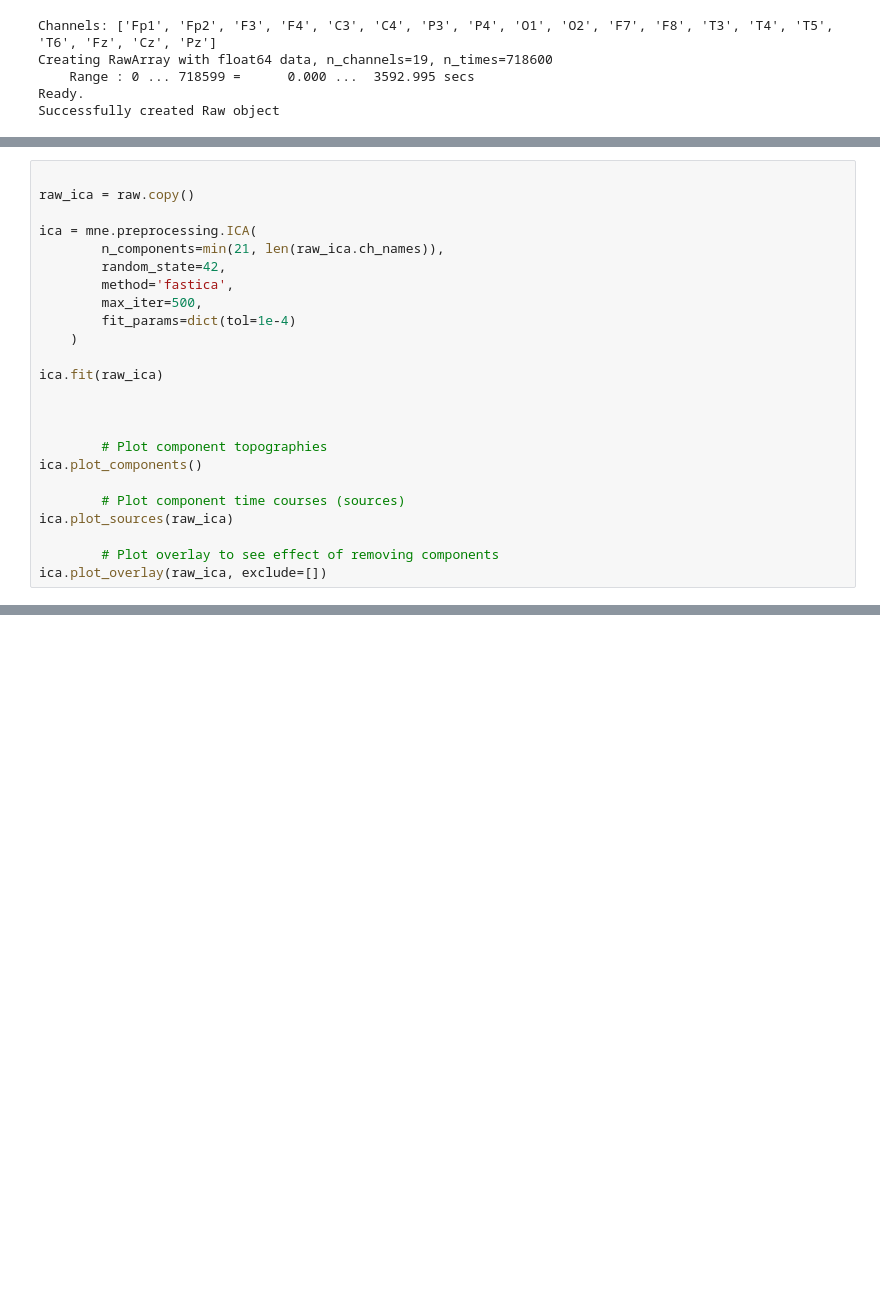
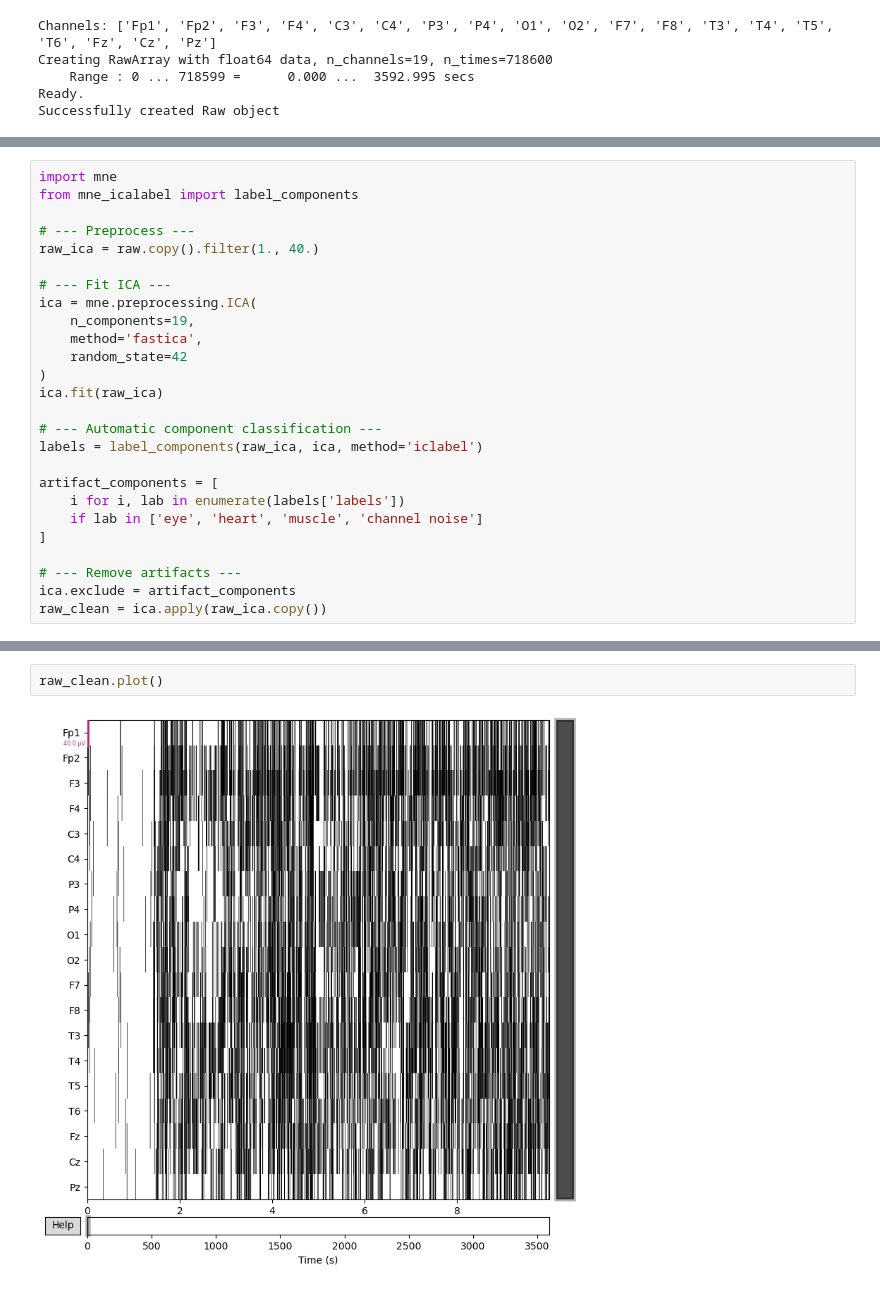
Before and after one commit to eZWALT/ML4HD-Machine-Learning-for-Human-Data, a Jupyter notebook: PROJECT/src/main.ipynb, the cells around one changed output, grey strips where cells are left out. Cells and saved outputs as stored; diff of their text form; blank space fills up the shorter version.

```diff
--- a/PROJECT/src/main.ipynb
+++ b/PROJECT/src/main.ipynb
@@ -124,25 +117,27 @@ Plotting power spectral density (dB=True).
 # %%
+import mne
+from mne_icalabel import label_components
 
-raw_ica = raw.copy()
+# --- Preprocess ---
+raw_ica = raw.copy().filter(1., 40.)
 
+# --- Fit ICA ---
 ica = mne.preprocessing.ICA(
-        n_components=min(21, len(raw_ica.ch_names)),
-        random_state=42,
-        method='fastica',
-        max_iter=500,
-        fit_params=dict(tol=1e-4)
-    )
-
+    n_components=19,
+    method='fastica',
+    random_state=42
+)
 ica.fit(raw_ica)
 
+# --- Automatic component classification ---
+labels = label_components(raw_ica, ica, method='iclabel')
 
+artifact_components = [
+    i for i, lab in enumerate(labels['labels'])
+    if lab in ['eye', 'heart', 'muscle', 'channel noise']
+]
 
-        # Plot component topographies
-ica.plot_components()
-
-        # Plot component time courses (sources)
-ica.plot_sources(raw_ica)
-
-        # Plot overlay to see effect of removing components
-ica.plot_overlay(raw_ica, exclude=[])
+# --- Remove artifacts ---
+ica.exclude = artifact_components
+raw_clean = ica.apply(raw_ica.copy())
 # %% [output]
@@ -162,0 +165,4 @@ SyntaxError: 'return' outside function (890212401.py, line 24)
+# %%
+raw_clean.plot()
+# %% [output]
+[figure, added]
```
Also changed, not shown: parts of 6 cells of this notebook, 1 other file.
